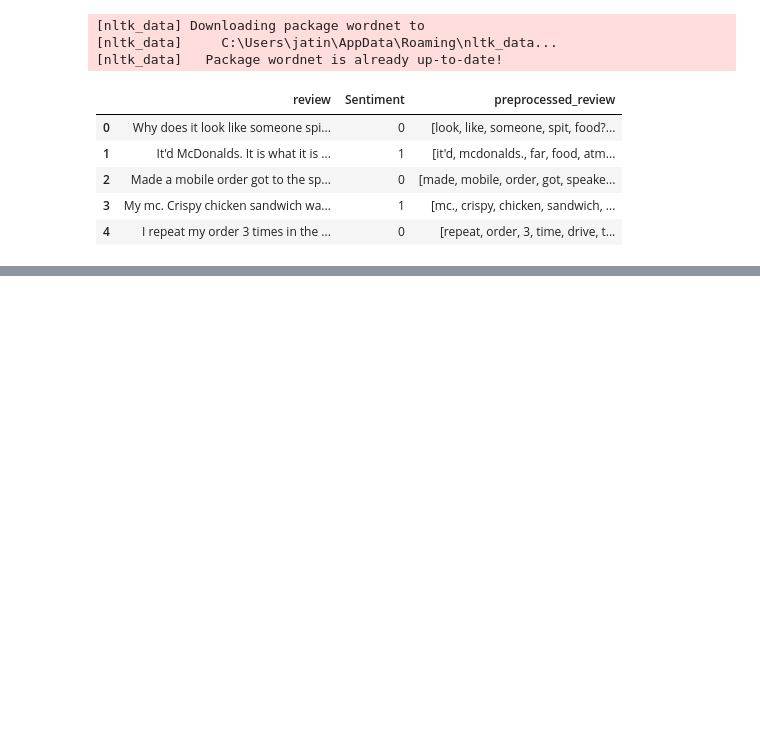
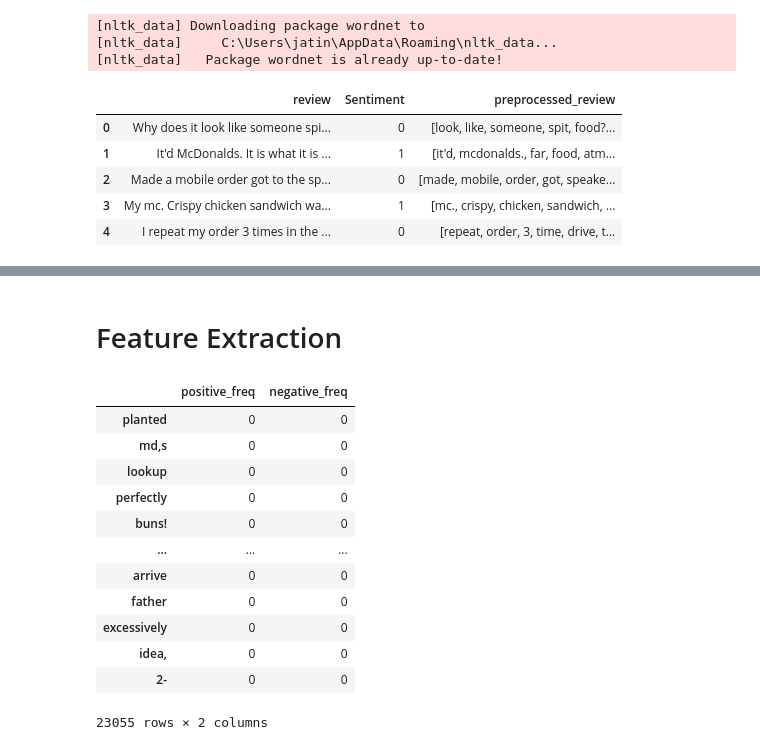
Before and after one commit to jatinkatyal/NaturalLanguage, a Jupyter notebook: SentimentAnalysis/Binary Classification of Sentiment for McDonald Reviews.ipynb, the cells around one changed output, grey strips where cells are left out. Cells and saved outputs as stored; diff of their text form; code cells hidden in the pictures; blank space fills up the shorter version.

```diff
--- a/SentimentAnalysis/Binary Classification of Sentiment for McDonald Reviews.ipynb
+++ b/SentimentAnalysis/Binary Classification of Sentiment for McDonald Reviews.ipynb
@@ -173,0 +196,25 @@ dataset.head()
+# %% [markdown]
+# Feature Extraction
+# %%
+# find distinct words and initialize with 0 freq
+distinct_words = []
+for review in list(train['preprocessed_review']):
+    distinct_words.extend(review)
+distinct_words = list(set(distinct_words))
+init_freq = [0]*len(distinct_words)
+word_freq_table = pd.DataFrame({'positive_freq':init_freq,'negative_freq':init_freq},index=distinct_words)
+word_freq_table
+# %% [output]
+|  | positive_freq | negative_freq |
+| planted | 0 | 0 |
+| md,s | 0 | 0 |
+| lookup | 0 | 0 |
+| perfectly | 0 | 0 |
+| buns! | 0 | 0 |
+| ... | ... | ... |
+| arrive | 0 | 0 |
+| father | 0 | 0 |
+| excessively | 0 | 0 |
+| idea, | 0 | 0 |
+| 2- | 0 | 0 |
+23055 rows × 2 columns
```
Also changed, not shown: parts of 8 cells of this notebook, 1 other file.
